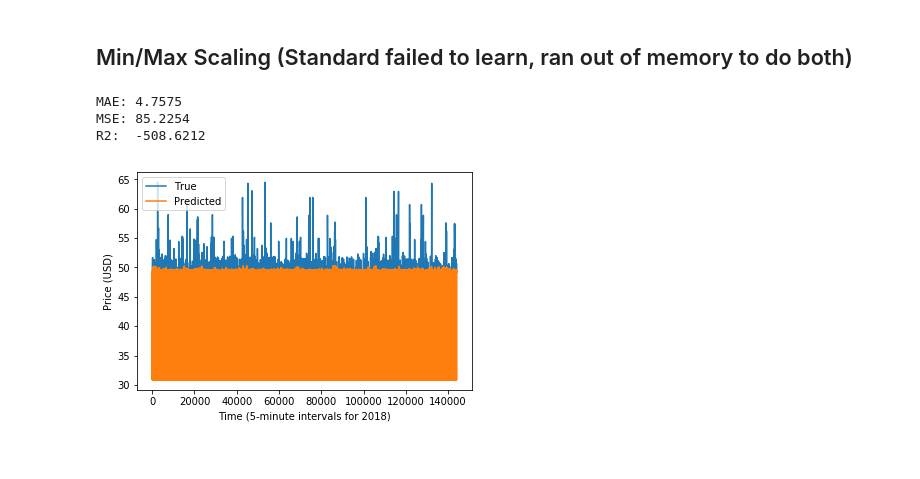
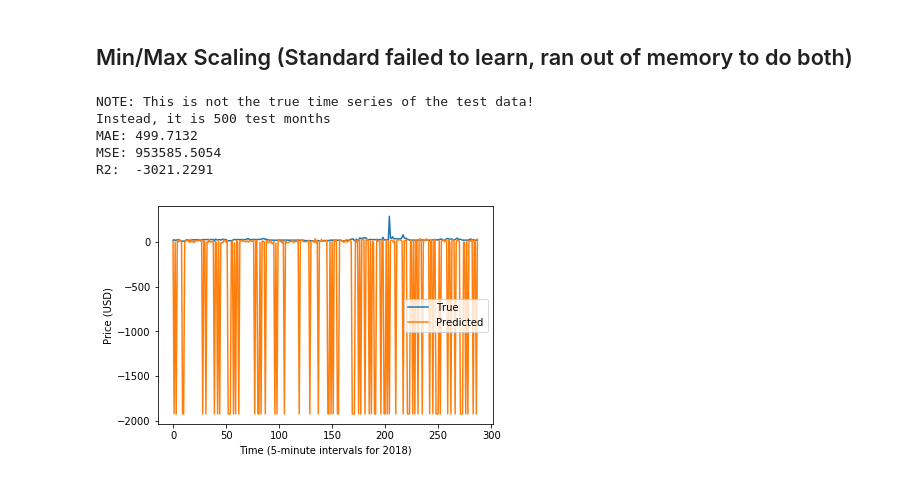
Before and after one commit to blthayer/ecen-715-project, a Jupyter notebook: machine_learning/cnn2d.ipynb, the cells around one changed output. Saved outputs shown, nothing was run; the diff lists cells and outputs as text; code cells hidden in the pictures.

```diff
--- a/machine_learning/cnn2d.ipynb
+++ b/machine_learning/cnn2d.ipynb
@@ -290,12 +290,14 @@ def eval_metrics(y_true, y_pred, scaler, scaler2=None):
 # %%
 print('NOTE: This is not the true time series of the test data!')
 print('Instead, it is 500 test months')
-y_true = y_te_mm.flatten()
-y_pred = y_pred_mm.flatten()
+y_true = y_te_mm.flatten().reshape(-1, 1)
+y_pred = y_pred_mm.flatten().reshape(-1, 1)
 y_true_standard, y_pred_standard = \
-    eval_metrics(y_true=y_true, y_pred=y_pred, scaler=standard_y)
+    eval_metrics(y_true=y_true[0:num_y], y_pred=y_pred[0:num_y], scaler=minmax_y)
 # %% [output]
-MAE: 4.7575
-MSE: 85.2254
-R2:  -508.6212
+NOTE: This is not the true time series of the test data!
+Instead, it is 500 test months
+MAE: 499.7132
+MSE: 953585.5054
+R2:  -3021.2291
-[figure, old version]
+[figure, new version]
```
Also changed, not shown: parts of 1 cell of this notebook, 6 other files.
